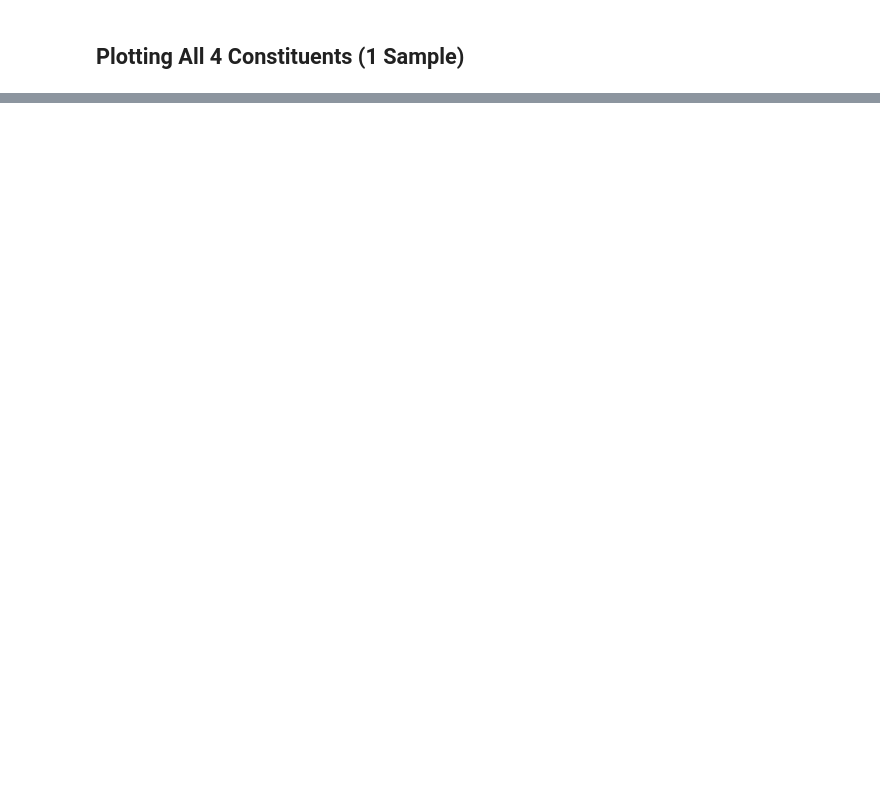
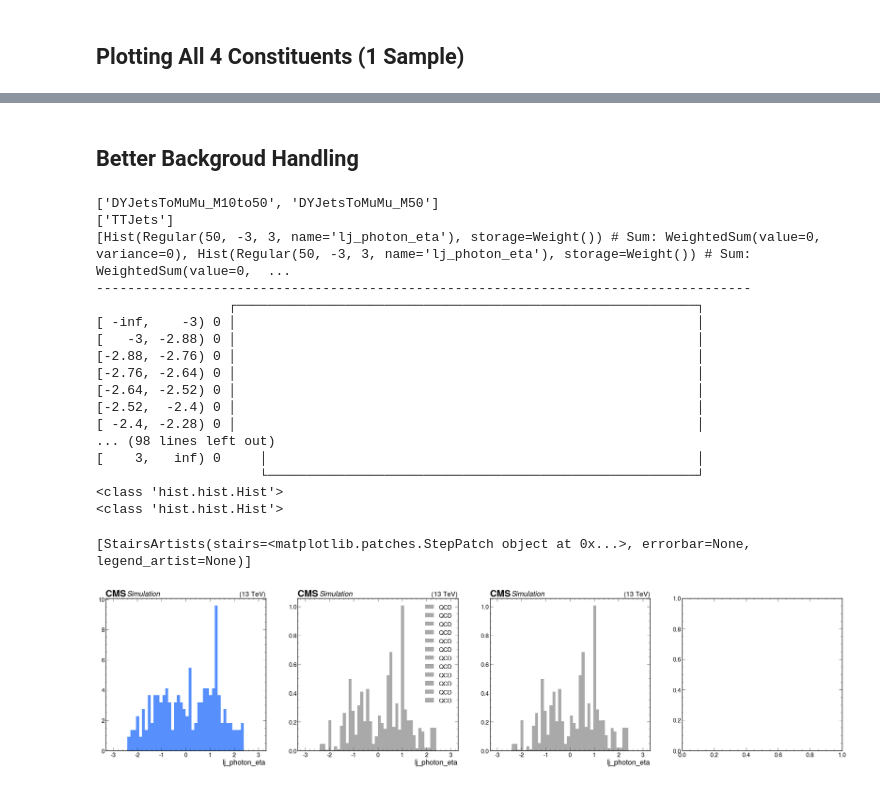
Before and after one commit to 316JakeMorris/SIDM, a Jupyter notebook: sidm/studies/LJ_Object_Eta/LJ_obj_eta.ipynb, the cells around one changed output, grey strips where cells are left out. Cells and saved outputs as stored; diff of their text form; code cells hidden in the pictures; blank space fills up the shorter version.

```diff
--- a/sidm/studies/LJ_Object_Eta/LJ_obj_eta.ipynb
+++ b/sidm/studies/LJ_Object_Eta/LJ_obj_eta.ipynb
@@ -244,0 +307,77 @@ print(f"Dict:\n {handles_labels_dict}")
+# %% [markdown]
+## Better Backgroud Handling
+# %%
+fig, axes = plt.subplots(1,4,figsize=(12*4,10))
+# hists = ["lj_muon_eta", "lj_dsaMuon_eta", "lj_electron_eta", "lj_photon_eta"]
+
+DY_bkg_samples = [text for text in samples_bkg if 'DY' in text]
+print(DY_bkg_samples)
+
+TTJ_bkg_samples = [text for text in samples_bkg if 'TTJ' in text]
+print(DY_bkg_samples)
+
+QCD_bkg_samples = [text for text in samples_bkg if 'QCD' in text]
+print(DY_bkg_samples)
+
+print("------------------------------------------------------------------------------------")
+
+bkg0 = bkg_out[QCD_bkg_samples[0]]["hists"][hist][channels[0], :]
+print(bkg0)
+bkg1 = bkg_out[QCD_bkg_samples[1]]["hists"][hist][channels[0], :]
+
+plt.subplot(1, 4, 1)
+utilities.plot(bkg_out[QCD_bkg_samples[8]]["hists"][hist][channels[0], :], density=False, histtype='fill', stack=True, label="Test")
+
+#Putting all of the Hist objects into a list
+#And then calling util.plot on that list of Hists will correctly plot them
+#with stack=True and one
+QCD_bkg = []
+for bkg_sample in QCD_bkg_samples:
+    QCD_bkg.append(bkg_out[bkg_sample]["hists"][hist][channels[0], :])
+
+plt.subplot(1, 4, 2)
+utilities.plot(QCD_bkg, density=True, histtype='fill', stack=True, label="QCD", color="#A9A9A9")
+# utilities.plot(bkg_out[DY_bkg_samples[0]]["hists"][hist][channels[0], :], density=True, histtype='fill', stack=True, label="DY", color="#9ACAE1")
+
+plt.legend()
+
+#The above works but doesn't stack the different backgrounds due to being called in different util.plot
+#So I will attempt to combine the individual QCD backgrounds into one Hist object, the DY backgrounds into one Hist object, and similar for TTJets
+#Then call util.plot on [QCD_Hist, TTJets_Hist, DY_Hist]
+#This appears to work!! I guess there is an overloaded method for sum() for Hist objects which just combines/stacks them all.
+QCD_bkg_total = sum(QCD_bkg)
+print(QCD_bkg_total)
+print(type(QCD_bkg[0]))
+print(type(QCD_bkg_total))
+
+plt.subplot(1, 4, 3)
+utilities.plot(QCD_bkg_total, density=True, histtype='fill', stack=True, label="QCD", color="#A9A9A9")
+
+#Steps to Plot Background
+#1. Find all QCD strings, TTJets strings, and DY strings
+#2. Make a list of all of the Hist objects for a certain background
+#[bkg_out[QCD_bkg_sample_1]["hists"][hist][channels[0], :], bkg_out[QCD_bkg_sample_2]["hists"][hist][channels[0], :], bkg_out[QCD_bkg_sample_3]["hists"][hist][channels[0], :]...]
+#3. Call sum() on the above to combine into one Hist object
+#4. Repeat for the other two backgrounds.
+#5. Call util.plot([QCD_bkg_total, ])
+#utilities.plot([QCD_bkg_total, TTJ_bkg_total, DY_bkg_total], density=False, histtype="fill", color=["#A9A9A9", "#FFB6C1", "#9ECAE1"], label=["QCD", "TT", r"DY $\rightarrow \mu\mu$"], stack=True, yerr=True,
+# %% [output]
+['DYJetsToMuMu_M10to50', 'DYJetsToMuMu_M50']
+['TTJets']
+[Hist(Regular(50, -3, 3, name='lj_photon_eta'), storage=Weight()) # Sum: WeightedSum(value=0, variance=0), Hist(Regular(50, -3, 3, name='lj_photon_eta'), storage=Weight()) # Sum: WeightedSum(value=0,  ...
+------------------------------------------------------------------------------------
+                 ┌───────────────────────────────────────────────────────────┐
+[ -inf,    -3) 0 │                                                           │
+[   -3, -2.88) 0 │                                                           │
+[-2.88, -2.76) 0 │                                                           │
+[-2.76, -2.64) 0 │                                                           │
+[-2.64, -2.52) 0 │                                                           │
+[-2.52,  -2.4) 0 │                                                           │
+[ -2.4, -2.28) 0 │                                                           │
+... (98 lines left out)
+[    3,   inf) 0     │                                                       │
+                     └───────────────────────────────────────────────────────┘
+<class 'hist.hist.Hist'>
+<class 'hist.hist.Hist'>
+[StairsArtists(stairs=<matplotlib.patches.StepPatch object at 0x...>, errorbar=None, legend_artist=None)]
+[figure, added]
```
Also changed, not shown: parts of 10 cells of this notebook.
